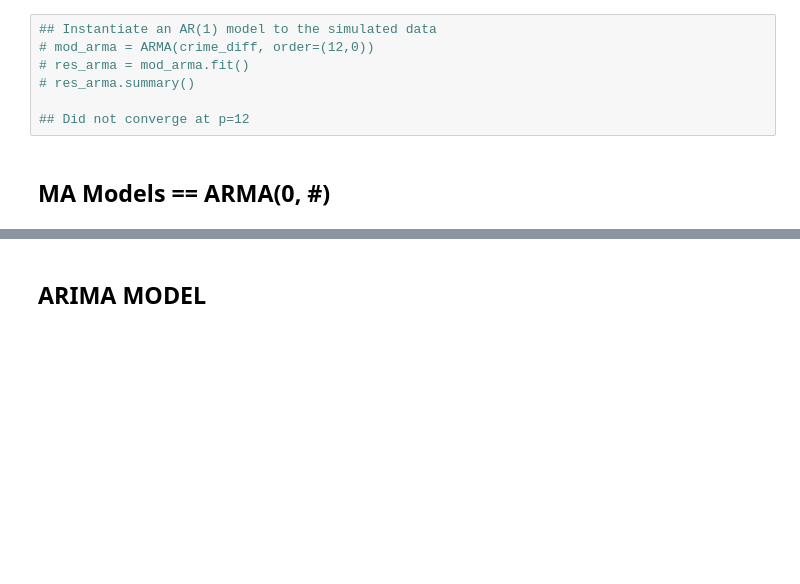
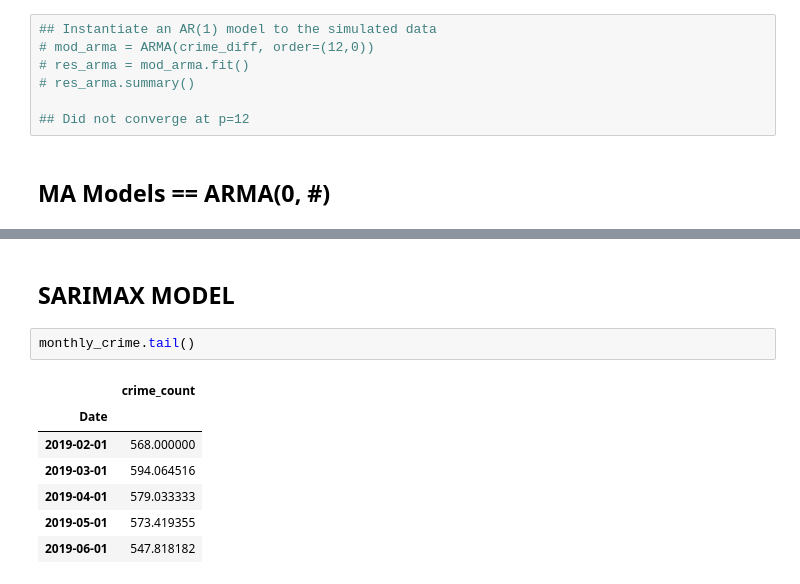
Before and after one commit to sidneykung/LA_crime_forecasting, a Jupyter notebook: model_lhamu.ipynb, the cells around one changed output, grey strips where cells are left out. Drawn from its saved outputs; the diff is of its cells as text; blank space fills up the shorter version.

```diff
--- a/model_lhamu.ipynb
+++ b/model_lhamu.ipynb
@@ -694,2 +698,12 @@ Roots
 # %% [markdown]
-## ARIMA MODEL
+## SARIMAX MODEL
+# %%
+monthly_crime.tail()
+# %% [output]
+|  | crime_count |
+| Date |  |
+| 2019-02-01 | 568.000000 |
+| 2019-03-01 | 594.064516 |
+| 2019-04-01 | 579.033333 |
+| 2019-05-01 | 573.419355 |
+| 2019-06-01 | 547.818182 |
```
Also changed, not shown: parts of 49 cells of this notebook, 6 other files.
